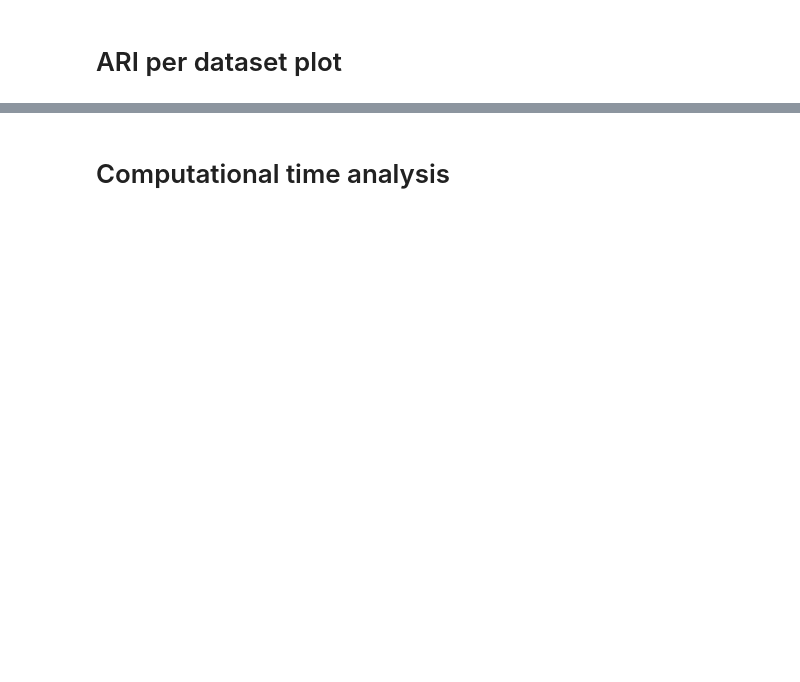
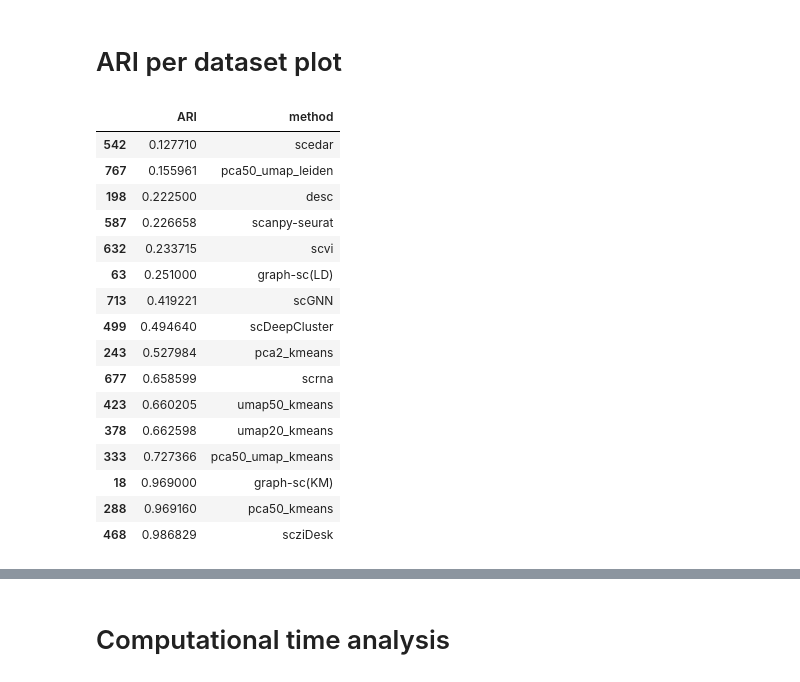
Before and after one commit to ciortanmadalina/graph-sc, a Jupyter notebook: notebooks/Plots_real_scRNAseq.ipynb, the cells around one changed output, grey strips where cells are left out. Cells and saved outputs as stored; diff of their text form; code cells hidden in the pictures; blank space fills up the shorter version.

```diff
--- a/notebooks/Plots_real_scRNAseq.ipynb
+++ b/notebooks/Plots_real_scRNAseq.ipynb
@@ -161,5 +165,27 @@ rankLD = rank.T["graph-sc(LD)"]
 # rank = pd.concat([rankKM, rankLD], axis = 1)
 # rank["rank"] = rank.apply(lambda x: min(x.values), axis = 1)
 # rank = rank["rank"]
+# %%
+# all_data[(all_data["run"] ==0 ) & (all_data["method"] =="graph-sc(LD)" )].sort_values(by= "ARI")
+# "Quake_10x_Bladder", "Quake_Smart-seq2_Trachea"
+all_data[(all_data["run"] ==0 ) & (all_data["dataset"].isin(["Quake_10x_Bladder"]))].sort_values(by= "ARI")[["ARI", "method"]]
+# %% [output]
+|  | ARI | method |
+| 542 | 0.127710 | scedar |
+| 767 | 0.155961 | pca50_umap_leiden |
+| 198 | 0.222500 | desc |
+| 587 | 0.226658 | scanpy-seurat |
+| 632 | 0.233715 | scvi |
+| 63 | 0.251000 | graph-sc(LD) |
+| 713 | 0.419221 | scGNN |
+| 499 | 0.494640 | scDeepCluster |
+| 243 | 0.527984 | pca2_kmeans |
+| 677 | 0.658599 | scrna |
+| 423 | 0.660205 | umap50_kmeans |
+| 378 | 0.662598 | umap20_kmeans |
+| 333 | 0.727366 | pca50_umap_kmeans |
+| 18 | 0.969000 | graph-sc(KM) |
+| 288 | 0.969160 | pca50_kmeans |
+| 468 | 0.986829 | scziDesk |
 # %%
 all_data.groupby("method").mean()
```
Also changed, not shown: parts of 9 cells of this notebook, 15 other files.
